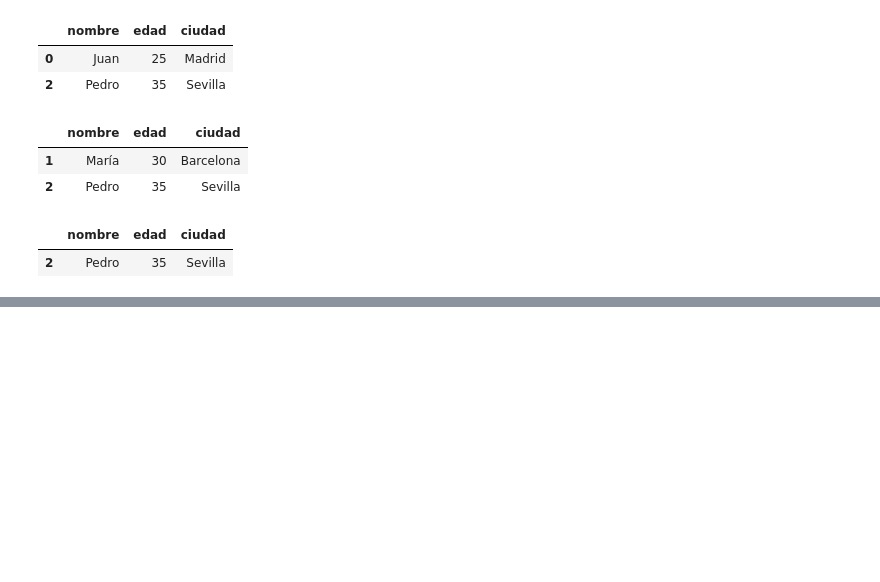
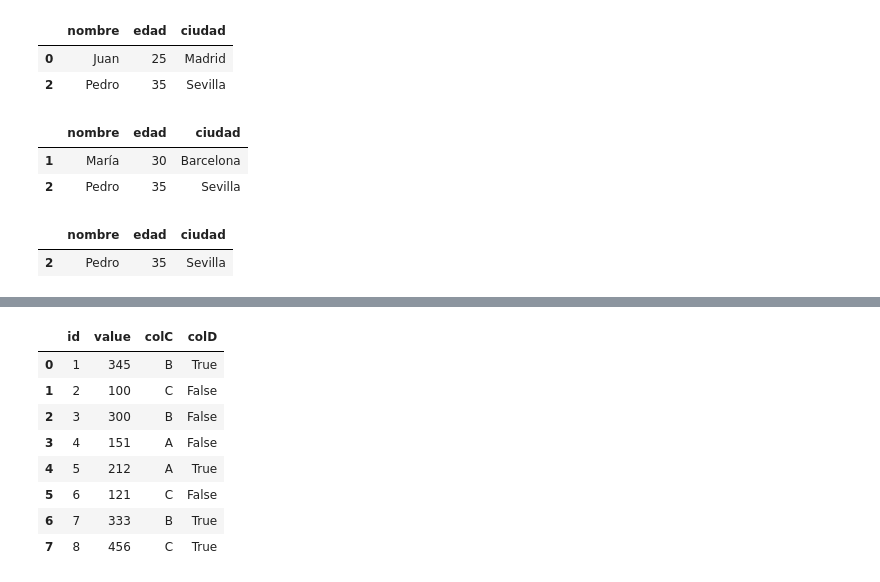
Before and after one commit to SaidGandur01/data-analysis-python, a Jupyter notebook: Sesion2/1.Pandas.ipynb, the cells around one changed output, grey strips where cells are left out. Saved outputs shown, nothing was run; the diff lists cells and outputs as text; code cells hidden in the pictures; blank space fills up the shorter version.

```diff
--- a/Sesion2/1.Pandas.ipynb
+++ b/Sesion2/1.Pandas.ipynb
@@ -89,0 +151,12 @@ df[df['edad'] > 30]
+# %%
+df1
+# %% [output]
+|  | id | value | colC | colD |
+| 0 | 1 | 345 | B | True |
+| 1 | 2 | 100 | C | False |
+| 2 | 3 | 300 | B | False |
+| 3 | 4 | 151 | A | False |
+| 4 | 5 | 212 | A | True |
+| 5 | 6 | 121 | C | False |
+| 6 | 7 | 333 | B | True |
+| 7 | 8 | 456 | C | True |
```
Also changed, not shown: parts of 10 cells of this notebook.
